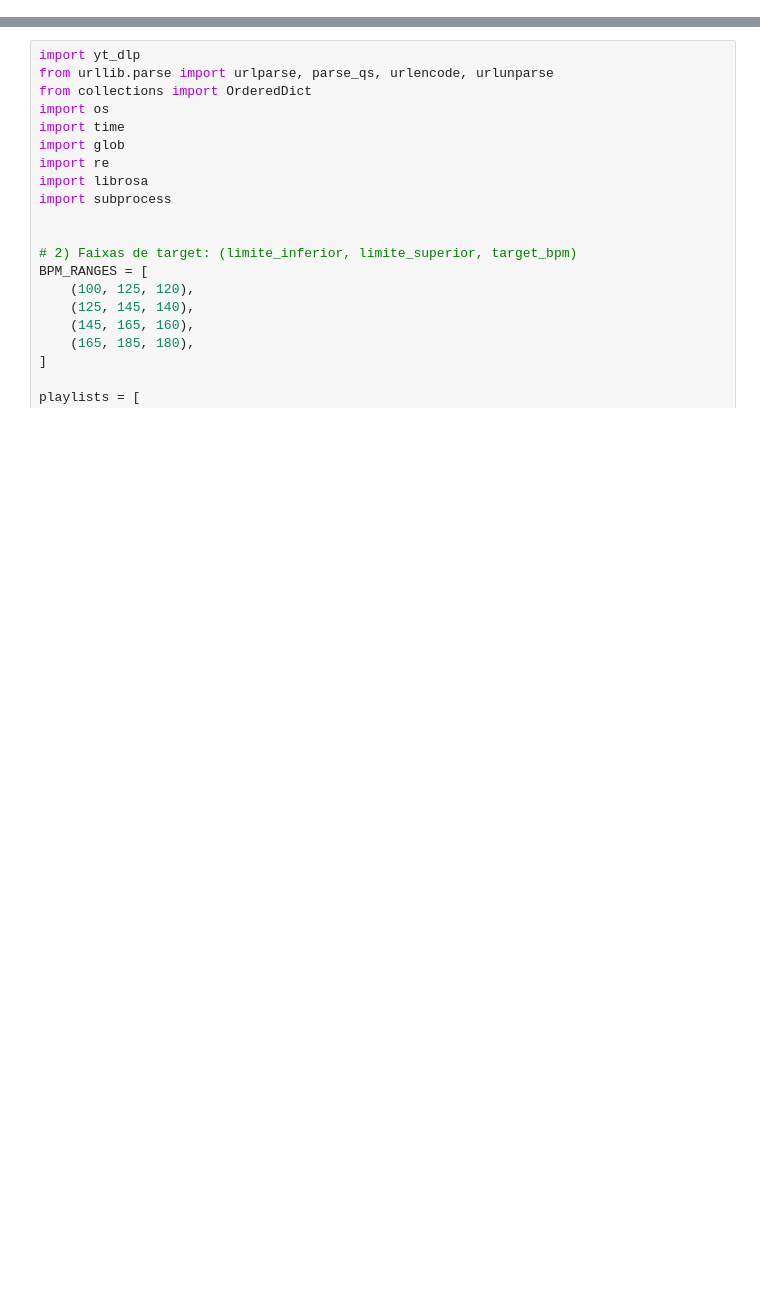
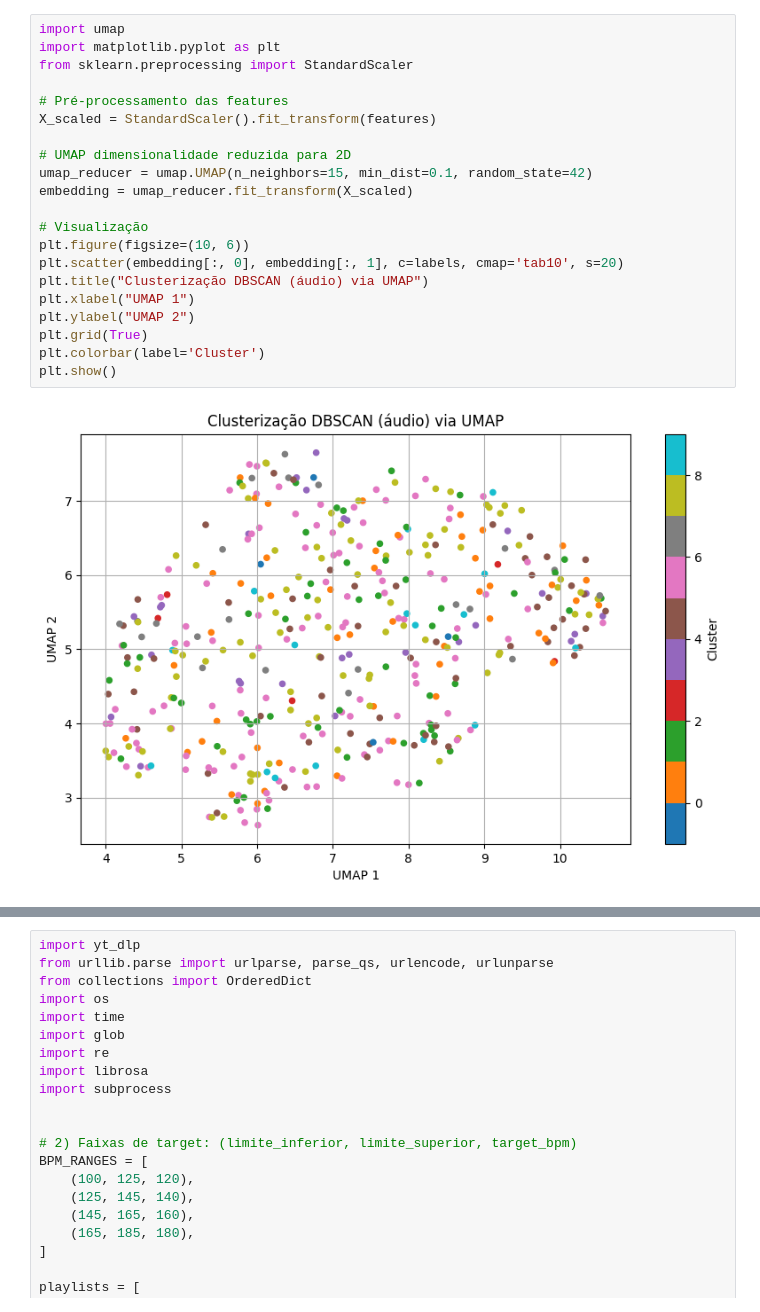
Before and after one commit to faustostangler/BFX, a Jupyter notebook: playground.ipynb, the cells around one changed output, grey strips where cells are left out. Saved outputs shown, nothing was run; the diff lists cells and outputs as text; blank space fills up the shorter version.

```diff
--- a/playground.ipynb
+++ b/playground.ipynb
@@ -0,0 +109,23 @@
+# %%
+import umap
+import matplotlib.pyplot as plt
+from sklearn.preprocessing import StandardScaler
+
+# Pré-processamento das features
+X_scaled = StandardScaler().fit_transform(features)
+
+# UMAP dimensionalidade reduzida para 2D
+umap_reducer = umap.UMAP(n_neighbors=15, min_dist=0.1, random_state=42)
+embedding = umap_reducer.fit_transform(X_scaled)
+
+# Visualização
+plt.figure(figsize=(10, 6))
+plt.scatter(embedding[:, 0], embedding[:, 1], c=labels, cmap='tab10', s=20)
+plt.title("Clusterização DBSCAN (áudio) via UMAP")
+plt.xlabel("UMAP 1")
+plt.ylabel("UMAP 2")
+plt.grid(True)
+plt.colorbar(label='Cluster')
+plt.show()
+# %% [output]
+[figure, added]
```
Also changed, not shown: parts of 13 cells of this notebook, 18 other files.
